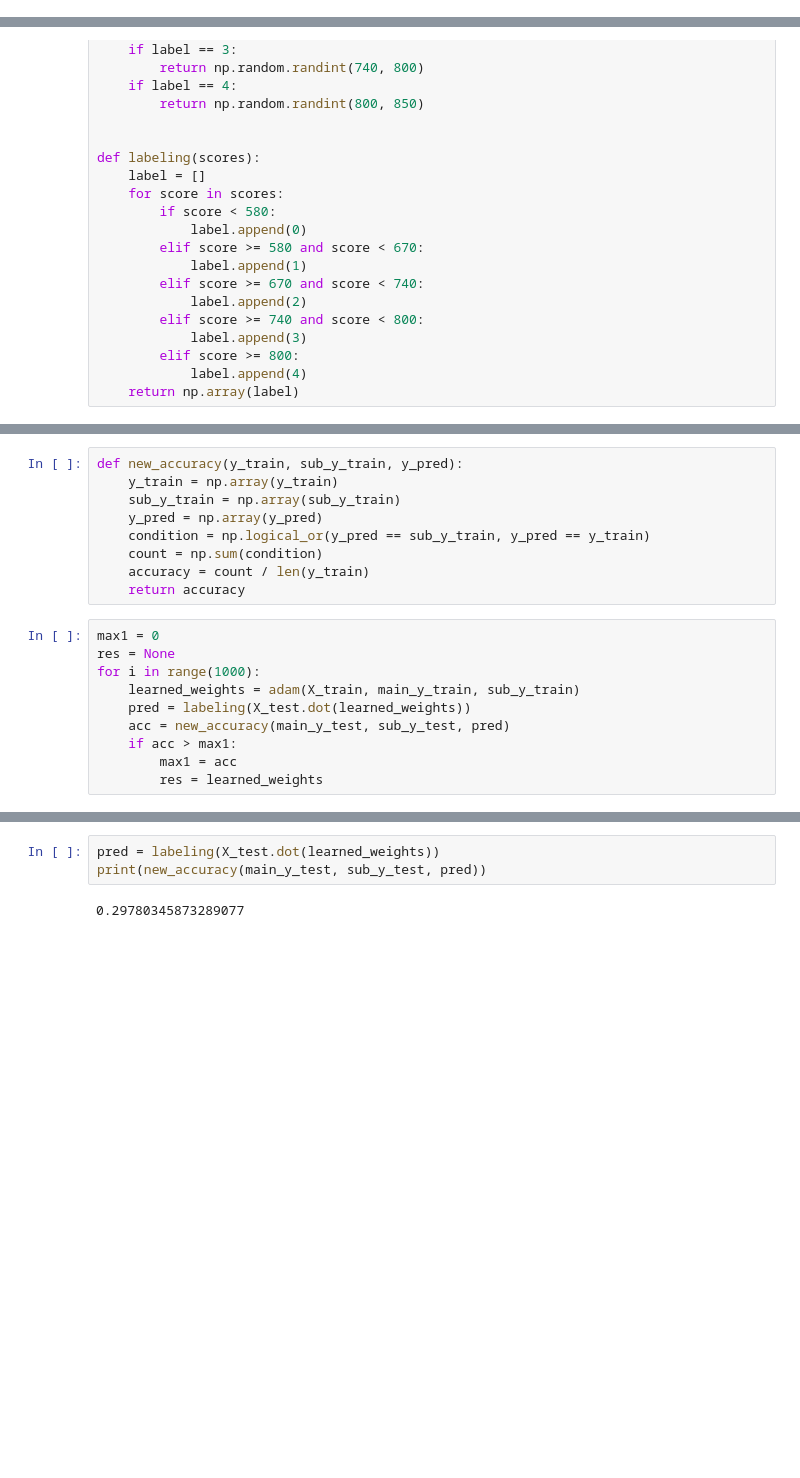
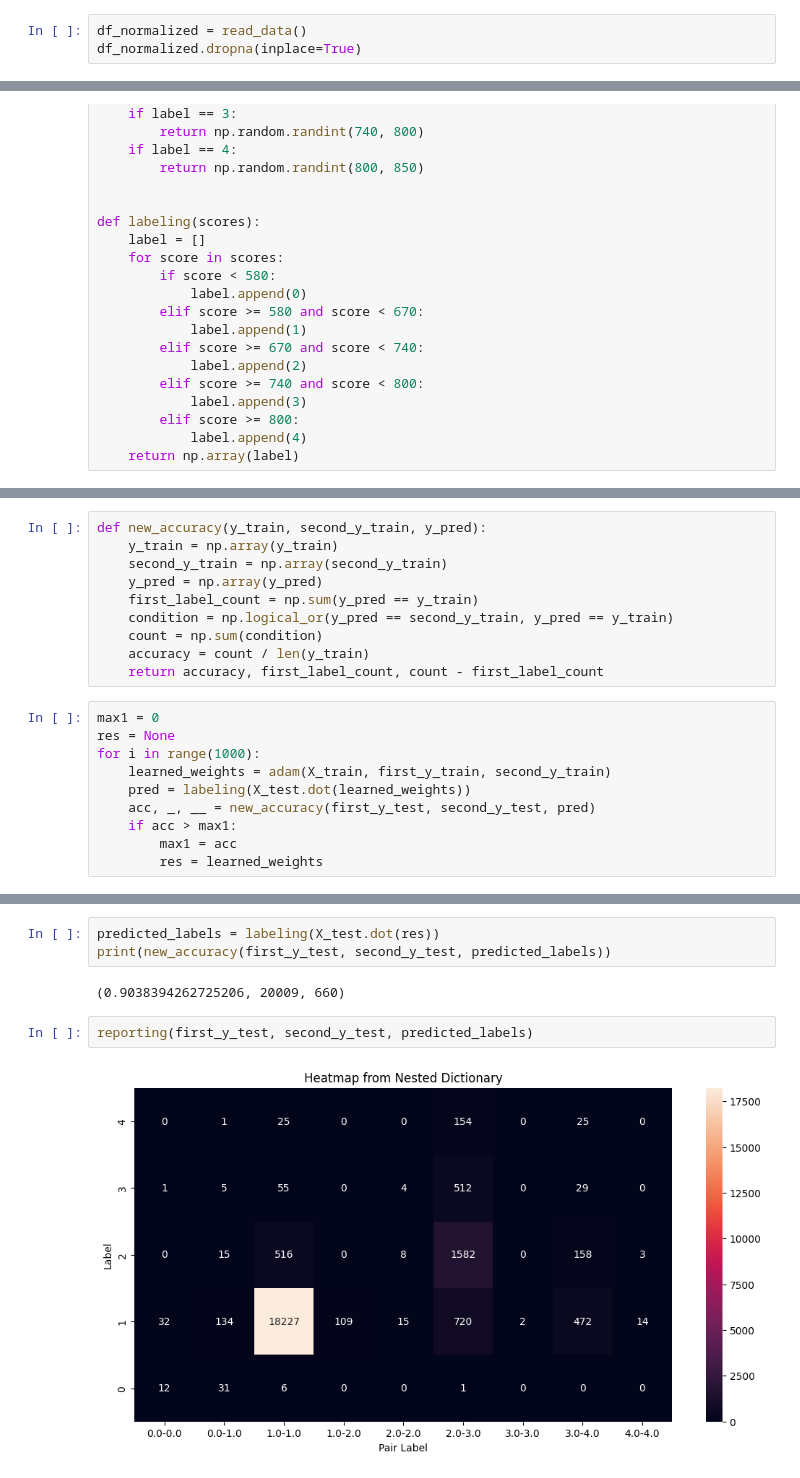
Before and after one commit to lovetonight/Credit-Score-Classification, a Jupyter notebook: new-model/adam.ipynb, the cells around one changed output, grey strips where cells are left out. Drawn from its saved outputs; the diff is of its cells as text; blank space fills up the shorter version.

```diff
--- a/new-model/adam.ipynb
+++ b/new-model/adam.ipynb
@@ -38,3 +7,6 @@ df_normalized['sub_label'] = sub_label_column
+# %%
+df_normalized = read_data()
+df_normalized.dropna(inplace=True)
 # %%
 def score(label):
     if label == 0:
@@ -180,19 +149,20 @@ Vector trọng số tối ưu: [ 0.35275793  0.26863327 -0.10669593 -0.2026697
 # %%
-def new_accuracy(y_train, sub_y_train, y_pred):
+def new_accuracy(y_train, second_y_train, y_pred):
     y_train = np.array(y_train)
-    sub_y_train = np.array(sub_y_train)
+    second_y_train = np.array(second_y_train)
     y_pred = np.array(y_pred)
-    condition = np.logical_or(y_pred == sub_y_train, y_pred == y_train)
+    first_label_count = np.sum(y_pred == y_train)
+    condition = np.logical_or(y_pred == second_y_train, y_pred == y_train)
     count = np.sum(condition)
     accuracy = count / len(y_train)
-    return accuracy
+    return accuracy, first_label_count, count - first_label_count
 # %%
 max1 = 0
 res = None
 for i in range(1000):
-    learned_weights = adam(X_train, main_y_train, sub_y_train)
+    learned_weights = adam(X_train, first_y_train, second_y_train)
     pred = labeling(X_test.dot(learned_weights))
-    acc = new_accuracy(main_y_test, sub_y_test, pred)
+    acc, _, __ = new_accuracy(first_y_test, second_y_test, pred)
     if acc > max1:
         max1 = acc
         res = learned_weights
@@ -205,5 +175,9 @@ print(max1, res)
 # %%
-pred = labeling(X_test.dot(learned_weights))
-print(new_accuracy(main_y_test, sub_y_test, pred))
+predicted_labels = labeling(X_test.dot(res))
+print(new_accuracy(first_y_test, second_y_test, predicted_labels))
 # %% [output]
-0.29780345873289077
+(0.9038394262725206, 20009, 660)
+# %%
+reporting(first_y_test, second_y_test, predicted_labels)
+# %% [output]
+[figure, added]
```
Also changed, not shown: parts of 10 cells of this notebook, 2 other files.
